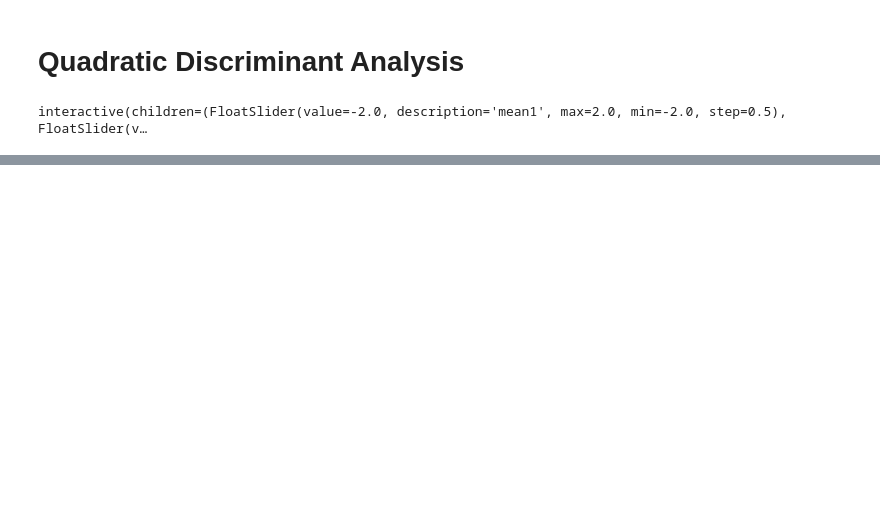
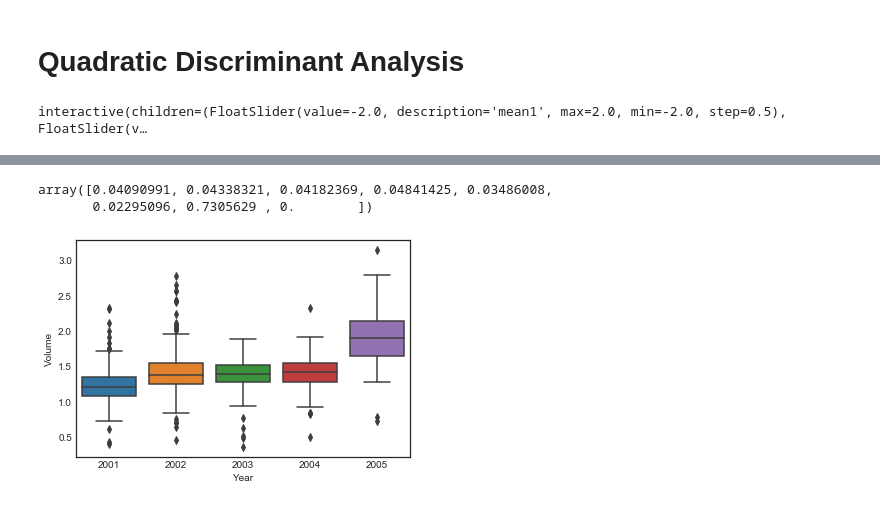
Before and after one commit to pedvide/ISLR_Python, a Jupyter notebook: Chapter4_classification.ipynb, the cells around one changed output, grey strips where cells are left out. Drawn from its saved outputs; the diff is of its cells as text; code cells hidden in the pictures; blank space fills up the shorter version.

```diff
--- a/Chapter4_classification.ipynb
+++ b/Chapter4_classification.ipynb
@@ -365,0 +371,5 @@ interactive(children=(FloatSlider(value=-2.0, description='mean1', max=2.0, min=
+# %%
+df_stock = pd.read_csv('Data/Smarket.csv', usecols=range(1,10), index_col=0, parse_dates=True)
+# convert direction to binary. Up is 1, Down is 0
+df_stock.replace({'Up': 1, 'Down': 0}, inplace=True)
+df_stock.head()
@@ -365,0 +408,13 @@ interactive(children=(FloatSlider(value=-2.0, description='mean1', max=2.0, min=
+# %%
+# very small correlations (today and direction are obiously correlated)
+corr = df_stock.corr().as_matrix()
+np.max(np.abs(np.triu(corr, k=1)), axis=1)
+# %% [output]
+array([0.04090991, 0.04338321, 0.04182369, 0.04841425, 0.03486008,
+       0.02295096, 0.7305629 , 0.        ])
+# %%
+# volume increases with year
+plot = sns.boxplot(df_stock.index, df_stock['Volume'],)
+plot.set_xticklabels([str(date.year) for date in df_stock.index.unique()]);
+# %% [output]
+[figure, added]
```
Also changed, not shown: parts of 22 cells of this notebook.
